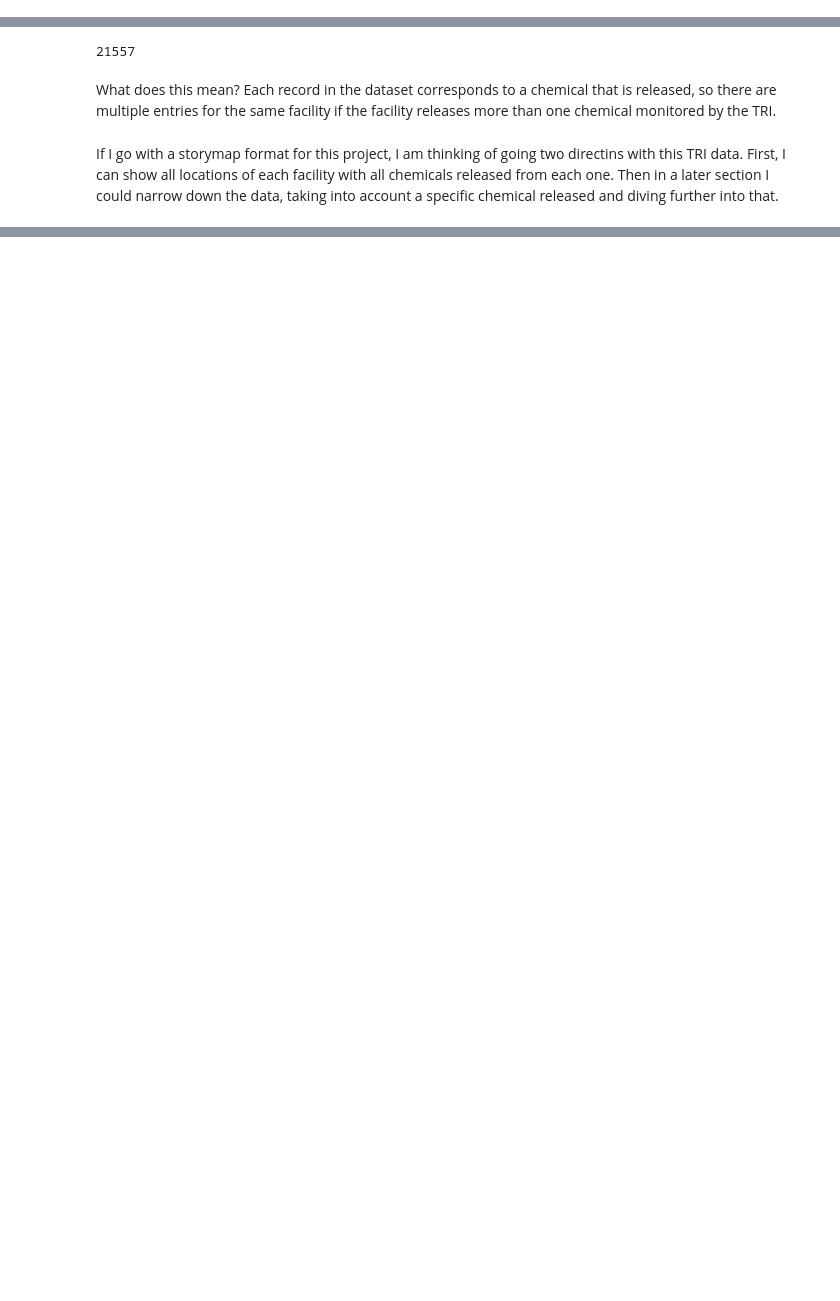
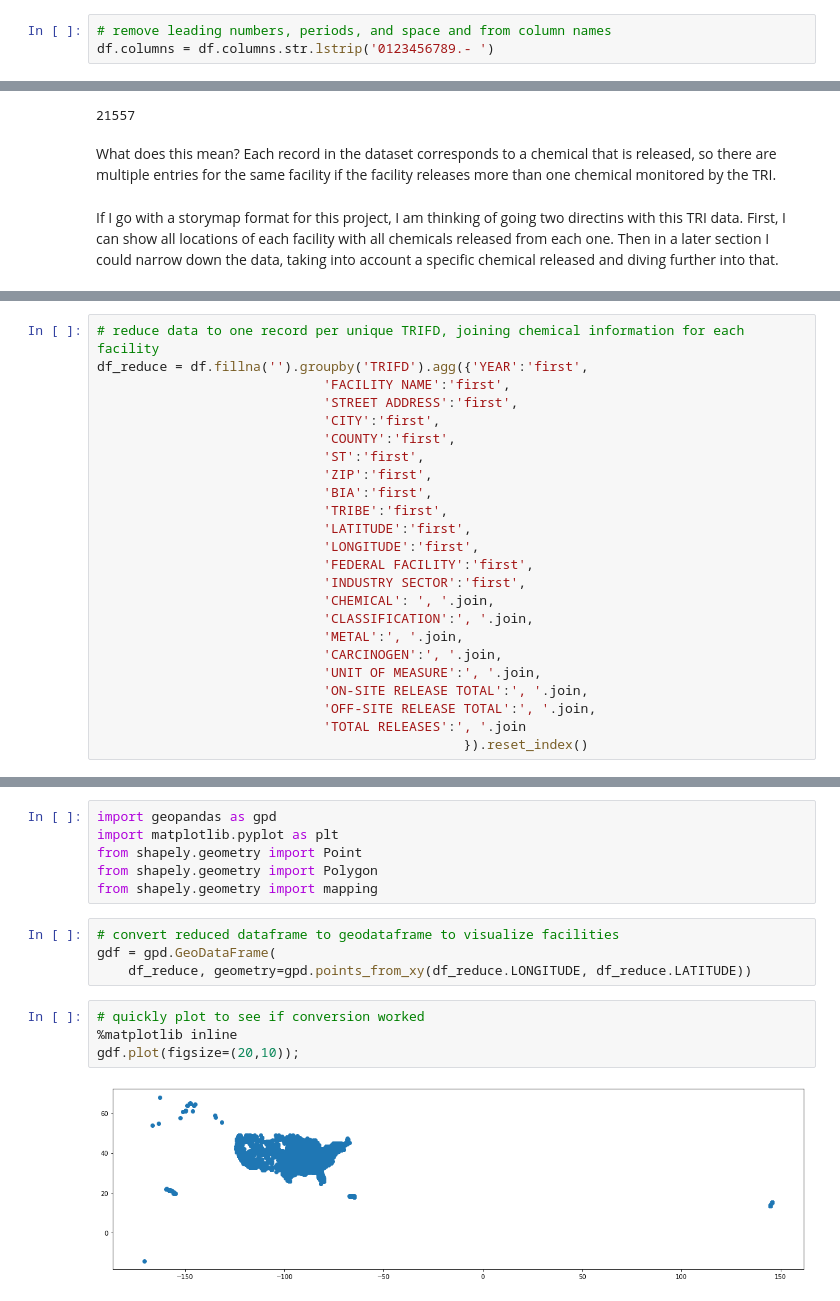
Before and after one commit to EileenGrady/us-industrial-pollution, a Jupyter notebook: TRI-data-exploration.ipynb, the cells around one changed output, grey strips where cells are left out. Drawn from its saved outputs; the diff is of its cells as text; blank space fills up the shorter version.

Commit message:
continue exploring TRI data

```diff
--- a/TRI-data-exploration.ipynb
+++ b/TRI-data-exploration.ipynb
@@ -110,5 +110,8 @@ df_filter.sample(5)
 | 901 | 2018 | 47265NRTHVHWY75 | 110064148881 | NORTH VERNON INDUSTRY CORP | 3750 4TH STREET | NORTH VERNON | JENNINGS | IN | ... |
 | 15851 | 2018 | 3704WMRCNS4483G | 110043670514 | AMERICAN SNUFF CO LLC | 4483 GUTHRIE HWY | CLARKSVILLE | MONTGOMERY | TN | ... |
 | 11282 | 2018 | 70669CNCLKOLDSP | 110000539757 | PHILLIPS 66 LAKE CHARLES REFINERY | 2200 OLD SPANISH TRAIL | WESTLAKE | CALCASIEU PARISH | LA | ... |
+# %%
+# remove leading numbers, periods, and space and from column names
+df.columns = df.columns.str.lstrip('0123456789.- ')
 # %%
 # looking at the chemical field to see all unique types
@@ -293,0 +305,24 @@ If I go with a storymap format for this project, I am thinking of going two dire
+# %%
+# reduce data to one record per unique TRIFD, joining chemical information for each facility
+df_reduce = df.fillna('').groupby('TRIFD').agg({'YEAR':'first',
+                             'FACILITY NAME':'first',
+                             'STREET ADDRESS':'first',
+                             'CITY':'first',
+                             'COUNTY':'first',
+                             'ST':'first',
+                             'ZIP':'first',
+                             'BIA':'first',
+                             'TRIBE':'first',
+                             'LATITUDE':'first',
+                             'LONGITUDE':'first',
+                             'FEDERAL FACILITY':'first',
+                             'INDUSTRY SECTOR':'first',
+                             'CHEMICAL': ', '.join,
+                             'CLASSIFICATION':', '.join,
+                             'METAL':', '.join,
+                             'CARCINOGEN':', '.join,
+                             'UNIT OF MEASURE':', '.join,
+                             'ON-SITE RELEASE TOTAL':', '.join,
+                             'OFF-SITE RELEASE TOTAL':', '.join,
+                             'TOTAL RELEASES':', '.join
+                                               }).reset_index()
@@ -293,0 +339,16 @@ If I go with a storymap format for this project, I am thinking of going two dire
+# %%
+import geopandas as gpd
+import matplotlib.pyplot as plt
+from shapely.geometry import Point
+from shapely.geometry import Polygon
+from shapely.geometry import mapping
+# %%
+# convert reduced dataframe to geodataframe to visualize facilities
+gdf = gpd.GeoDataFrame(
+    df_reduce, geometry=gpd.points_from_xy(df_reduce.LONGITUDE, df_reduce.LATITUDE))
+# %%
+# quickly plot to see if conversion worked
+%matplotlib inline
+gdf.plot(figsize=(20,10));
+# %% [output]
+[figure, added]
```
Also changed, not shown: parts of 15 cells of this notebook.
